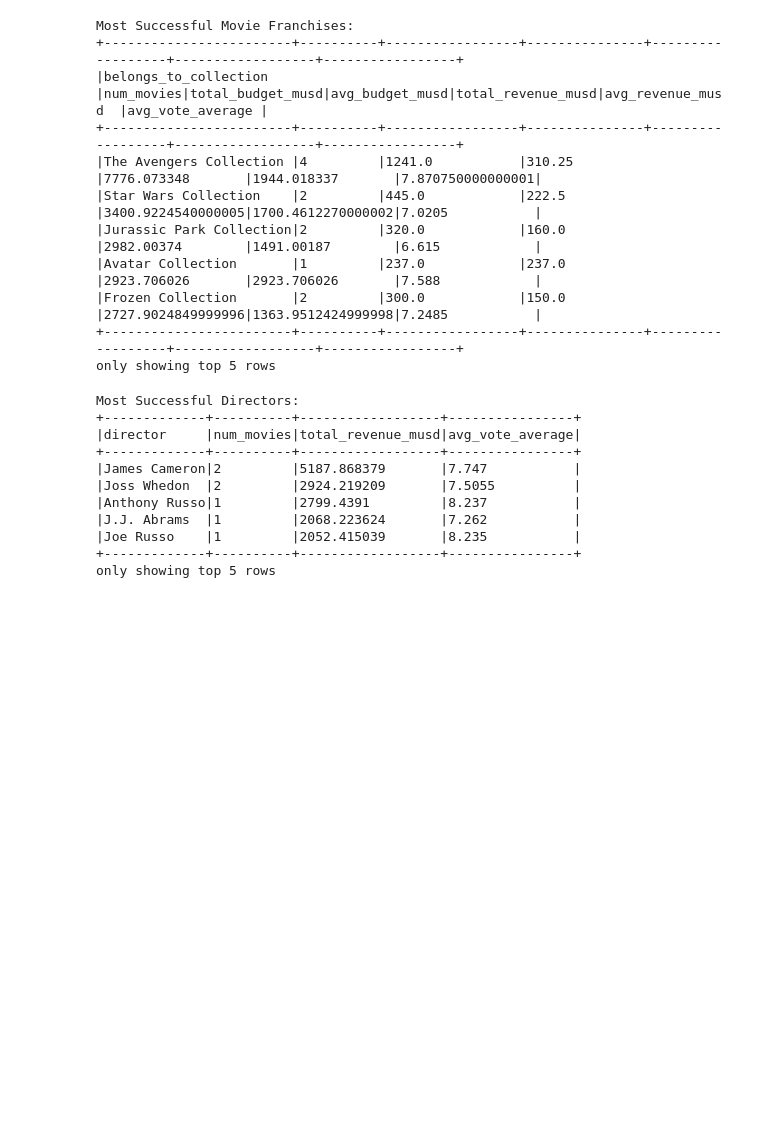
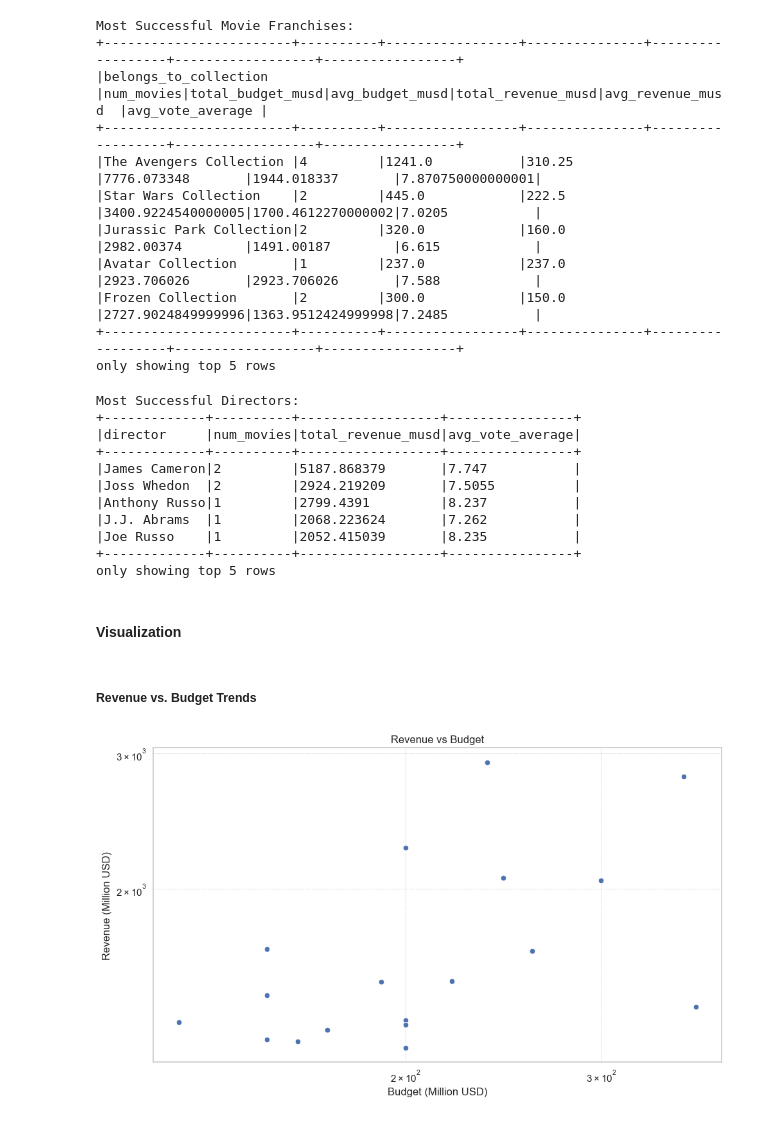
Before and after one commit to ayertey1/GTP_DE-Projects, a Jupyter notebook: wrangler.ipynb, the cells around one changed output. Saved outputs shown, nothing was run; the diff lists cells and outputs as text; code cells hidden in the pictures; blank space fills up the shorter version.

```diff
--- a/wrangler.ipynb
+++ b/wrangler.ipynb
@@ -399,3 +401,33 @@ Most Successful Directors:
 |Joe Russo    |1         |2052.415039       |8.235           |
 +-------------+----------+------------------+----------------+
 only showing top 5 rows
+# %% [markdown]
+#### Visualization
+# %% [markdown]
+##### Revenue vs. Budget Trends
+# %%
+
+# Add release_year column
+df = df.withColumn("release_year", year("release_date"))
+
+# Filter out null values to avoid plotting issues
+plot_df = df.select("budget_musd", "revenue_musd") \
+            .dropna(subset=["budget_musd", "revenue_musd"]) \
+            .toPandas()
+
+# Set plot style
+sns.set(style="whitegrid")
+
+# Plot
+plt.figure(figsize=(10, 6))
+sns.scatterplot(data=plot_df, x="budget_musd", y="revenue_musd")
+plt.title("Revenue vs Budget")
+plt.xlabel("Budget (Million USD)")
+plt.ylabel("Revenue (Million USD)")
+plt.xscale("log")
+plt.yscale("log")
+plt.grid(True, which="both", ls="--", linewidth=0.5)
+plt.tight_layout()
+plt.show()
+# %% [output]
+[figure, added]
```
Also changed, not shown: parts of 9 cells of this notebook, 2 other files.
